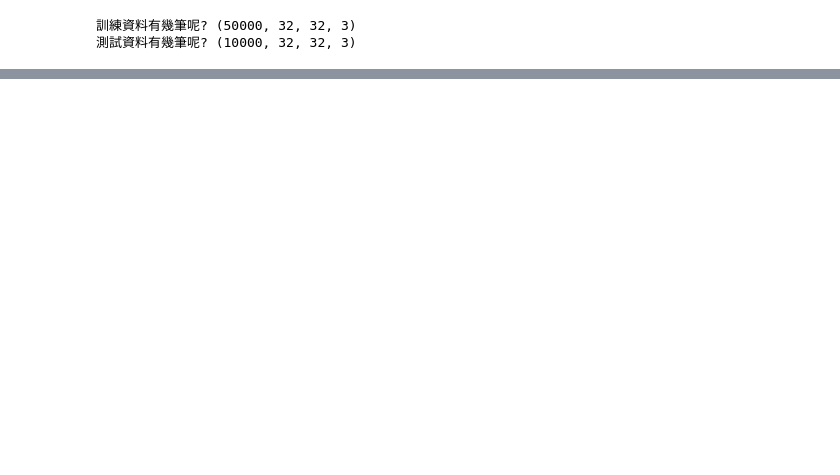
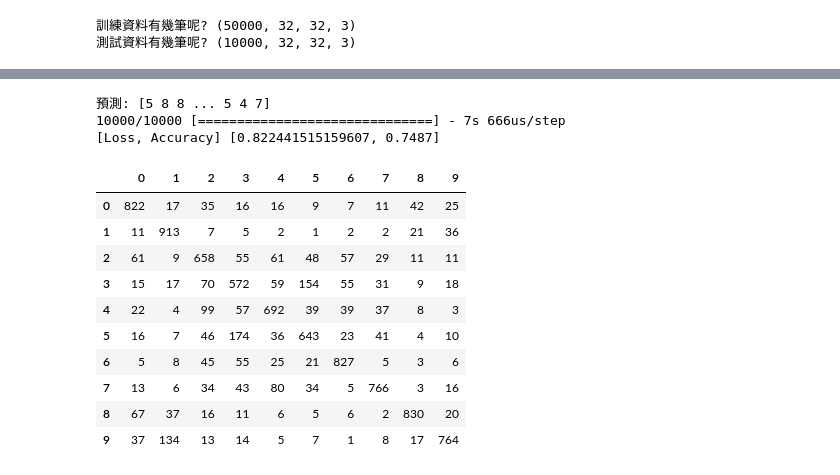
Before and after one commit to Elwing-Chou/mlclass2, a Jupyter notebook: CNNDemo.ipynb, the cells around one changed output, grey strips where cells are left out. Drawn from its saved outputs; the diff is of its cells as text; code cells hidden in the pictures; blank space fills up the shorter version.

```diff
--- a/CNNDemo.ipynb
+++ b/CNNDemo.ipynb
@@ -25,0 +122,23 @@ plt.imshow(x_train[c])
+# %%
+print("預測:", cnn.predict_classes(x_test_reshape))
+print("[Loss, Accuracy]", cnn.evaluate(x_test_reshape, y_test_cat))
+# %% [output]
+預測: [5 8 8 ... 5 4 7]
+10000/10000 [==============================] - 7s 666us/step
+[Loss, Accuracy] [0.822441515159607, 0.7487]
+# %%
+import pandas as pd
+from sklearn.metrics import confusion_matrix
+pd.DataFrame(confusion_matrix(y_test, cnn.predict_classes(x_test_reshape)))
+# %% [output]
+|  | 0 | 1 | 2 | 3 | 4 | 5 | 6 | 7 | 8 | 9 |
+| 0 | 822 | 17 | 35 | 16 | 16 | 9 | 7 | 11 | 42 | 25 |
+| 1 | 11 | 913 | 7 | 5 | 2 | 1 | 2 | 2 | 21 | 36 |
+| 2 | 61 | 9 | 658 | 55 | 61 | 48 | 57 | 29 | 11 | 11 |
+| 3 | 15 | 17 | 70 | 572 | 59 | 154 | 55 | 31 | 9 | 18 |
+| 4 | 22 | 4 | 99 | 57 | 692 | 39 | 39 | 37 | 8 | 3 |
+| 5 | 16 | 7 | 46 | 174 | 36 | 643 | 23 | 41 | 4 | 10 |
+| 6 | 5 | 8 | 45 | 55 | 25 | 21 | 827 | 5 | 3 | 6 |
+| 7 | 13 | 6 | 34 | 43 | 80 | 34 | 5 | 766 | 3 | 16 |
+| 8 | 67 | 37 | 16 | 11 | 6 | 5 | 6 | 2 | 830 | 20 |
+| 9 | 37 | 134 | 13 | 14 | 5 | 7 | 1 | 8 | 17 | 764 |
```
Also changed, not shown: parts of 10 cells of this notebook.
